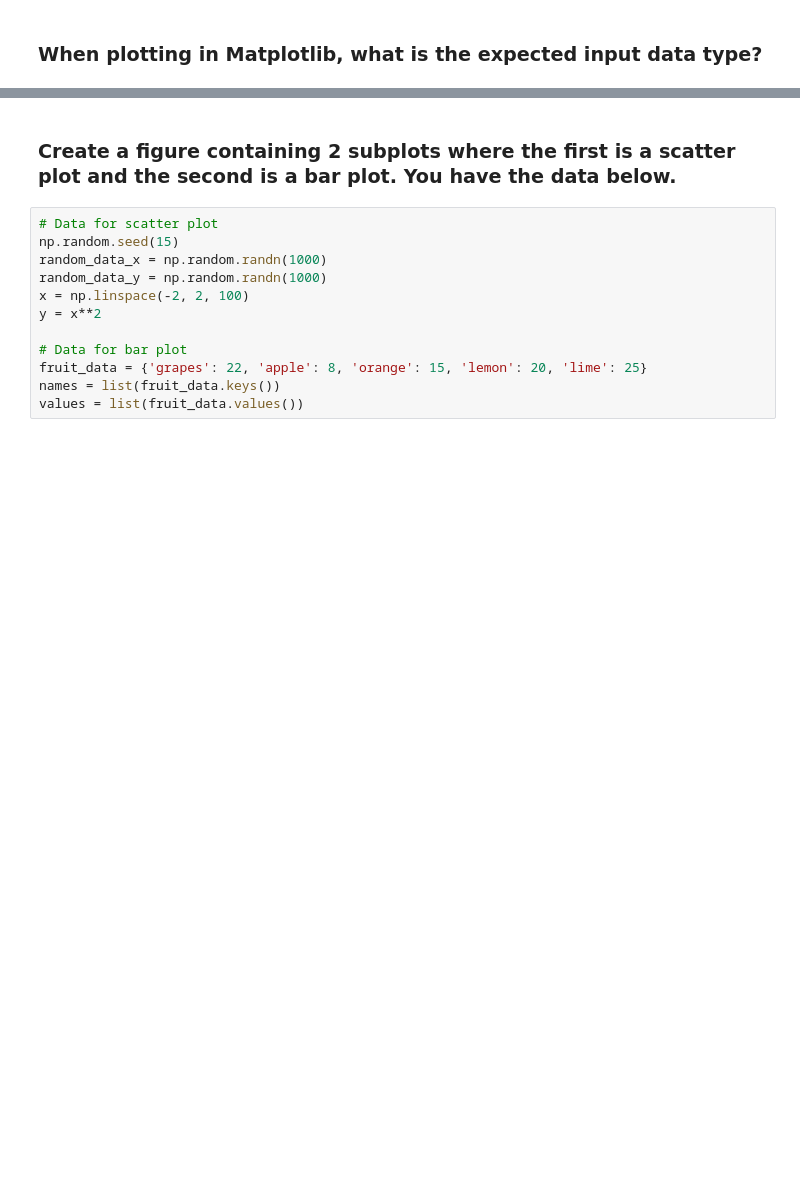
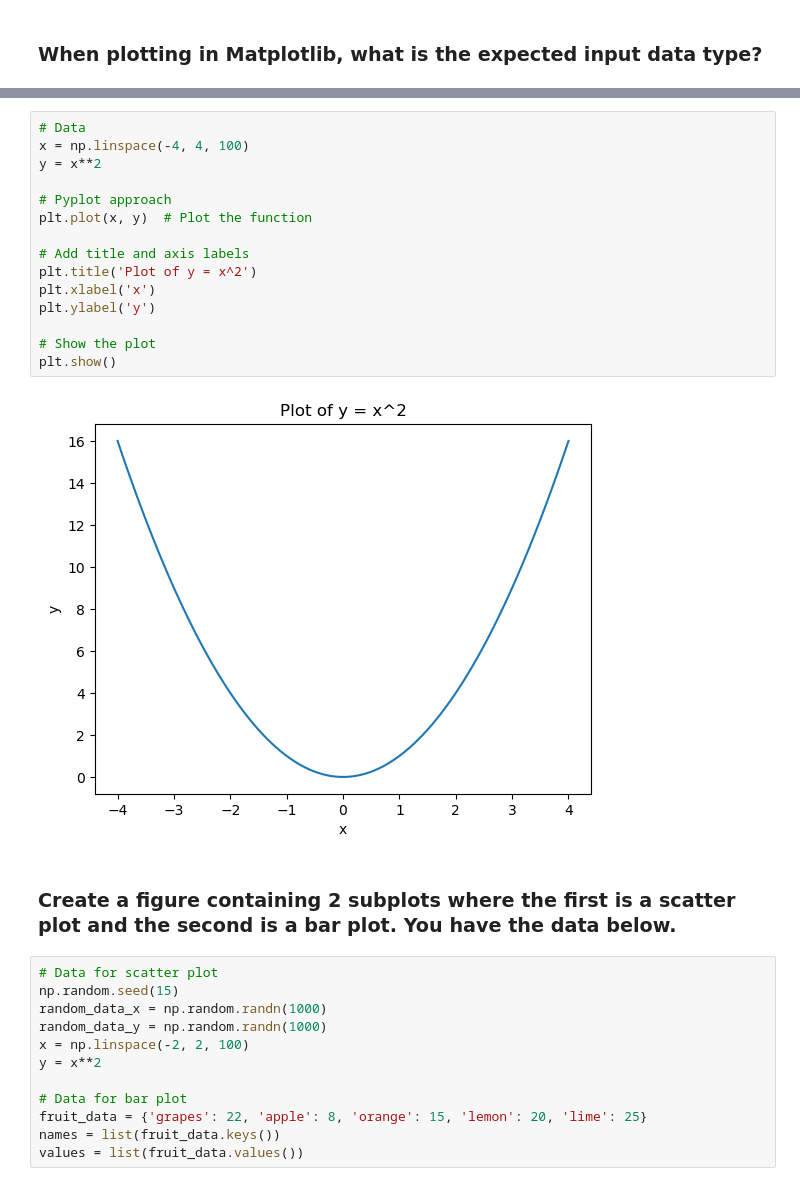
Before and after one commit to ManaInfectedRP/Skola_Python, a Jupyter notebook: Python/Scripts/Script_Skola_Plugins/02_matplotlib.ipynb, the cells around one changed output, grey strips where cells are left out. Saved outputs shown, nothing was run; the diff lists cells and outputs as text; blank space fills up the shorter version.

```diff
--- a/Python/Scripts/Script_Skola_Plugins/02_matplotlib.ipynb
+++ b/Python/Scripts/Script_Skola_Plugins/02_matplotlib.ipynb
@@ -15,3 +47,20 @@ import matplotlib.pyplot as plt
+# %%
+# Data
+x = np.linspace(-4, 4, 100)
+y = x**2
+
+# Pyplot approach
+plt.plot(x, y)  # Plot the function
+
+# Add title and axis labels
+plt.title('Plot of y = x^2')
+plt.xlabel('x')
+plt.ylabel('y')
+
+# Show the plot
+plt.show()
+# %% [output]
+[figure, added]
 # %% [markdown]
 ### Create a figure containing 2  subplots where the first is a scatter plot and the second is a bar plot. You have the data below.
 # %%
```
Also changed, not shown: parts of 6 cells of this notebook.
